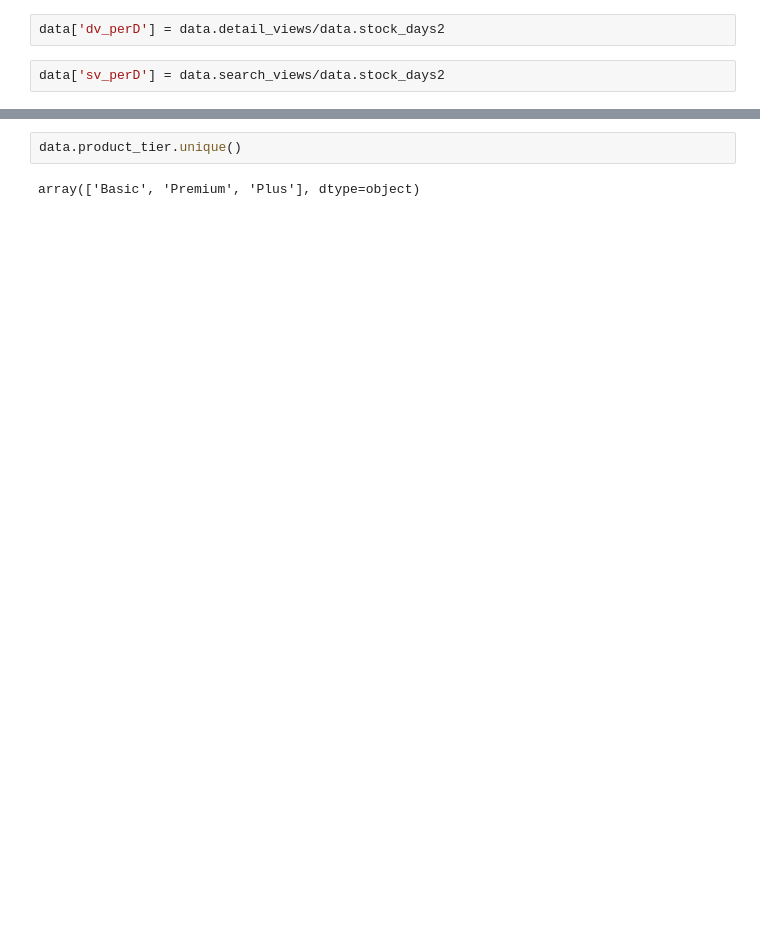
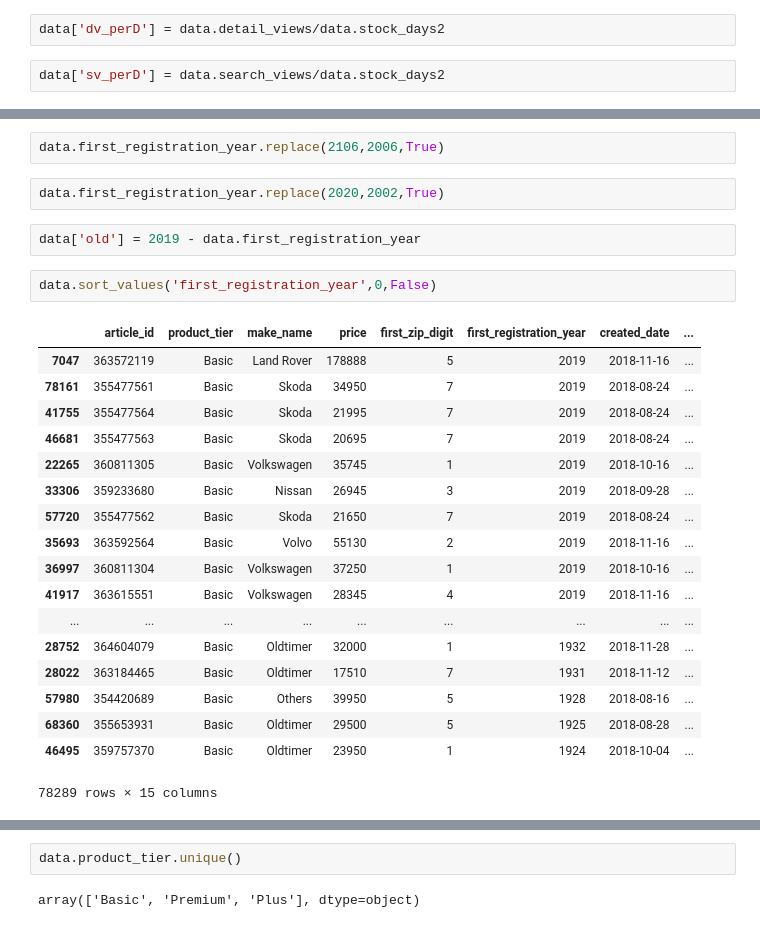
Before and after one commit to infoshareacademy/jdszw1-delta, a Jupyter notebook: AutoOpchne/JDSZW1DE-25.ipynb, the cells around one changed output, grey strips where cells are left out. Cells and saved outputs as stored; diff of their text form; blank space fills up the shorter version.

```diff
--- a/AutoOpchne/JDSZW1DE-25.ipynb
+++ b/AutoOpchne/JDSZW1DE-25.ipynb
@@ -126,0 +134,27 @@ data.sort_values(['sv_perD','dv_perD'],ascending=False)
+# %%
+data.first_registration_year.replace(2106,2006,True)
+# %%
+data.first_registration_year.replace(2020,2002,True)
+# %%
+data['old'] = 2019 - data.first_registration_year
+# %%
+data.sort_values('first_registration_year',0,False)
+# %% [output]
+|  | article_id | product_tier | make_name | price | first_zip_digit | first_registration_year | created_date | ... |
+| 7047 | 363572119 | Basic | Land Rover | 178888 | 5 | 2019 | 2018-11-16 | ... |
+| 78161 | 355477561 | Basic | Skoda | 34950 | 7 | 2019 | 2018-08-24 | ... |
+| 41755 | 355477564 | Basic | Skoda | 21995 | 7 | 2019 | 2018-08-24 | ... |
+| 46681 | 355477563 | Basic | Skoda | 20695 | 7 | 2019 | 2018-08-24 | ... |
+| 22265 | 360811305 | Basic | Volkswagen | 35745 | 1 | 2019 | 2018-10-16 | ... |
+| 33306 | 359233680 | Basic | Nissan | 26945 | 3 | 2019 | 2018-09-28 | ... |
+| 57720 | 355477562 | Basic | Skoda | 21650 | 7 | 2019 | 2018-08-24 | ... |
+| 35693 | 363592564 | Basic | Volvo | 55130 | 2 | 2019 | 2018-11-16 | ... |
+| 36997 | 360811304 | Basic | Volkswagen | 37250 | 1 | 2019 | 2018-10-16 | ... |
+| 41917 | 363615551 | Basic | Volkswagen | 28345 | 4 | 2019 | 2018-11-16 | ... |
+| ... | ... | ... | ... | ... | ... | ... | ... | ... |
+| 28752 | 364604079 | Basic | Oldtimer | 32000 | 1 | 1932 | 2018-11-28 | ... |
+| 28022 | 363184465 | Basic | Oldtimer | 17510 | 7 | 1931 | 2018-11-12 | ... |
+| 57980 | 354420689 | Basic | Others | 39950 | 5 | 1928 | 2018-08-16 | ... |
+| 68360 | 355653931 | Basic | Oldtimer | 29500 | 5 | 1925 | 2018-08-28 | ... |
+| 46495 | 359757370 | Basic | Oldtimer | 23950 | 1 | 1924 | 2018-10-04 | ... |
+78289 rows × 15 columns
```
Also changed, not shown: parts of 86 cells of this notebook.
